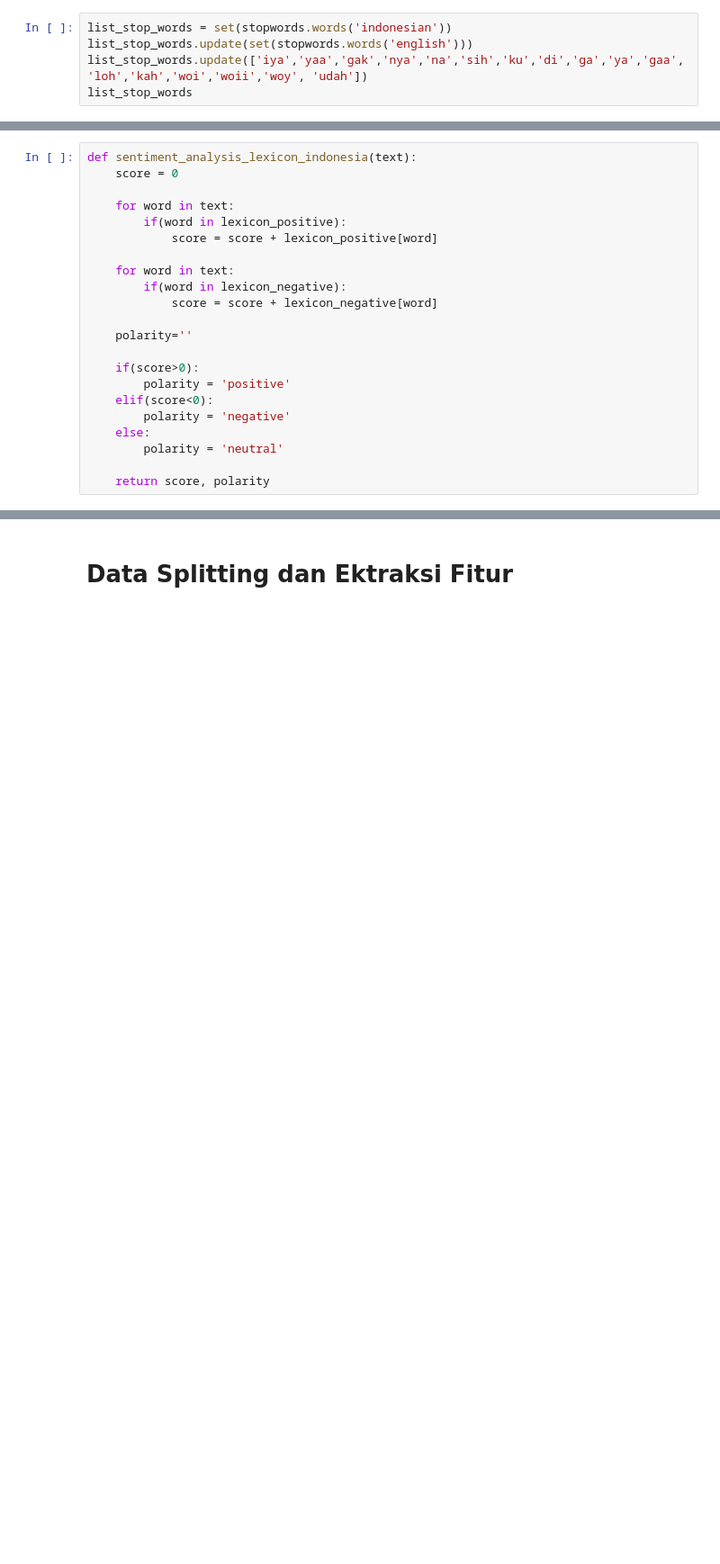
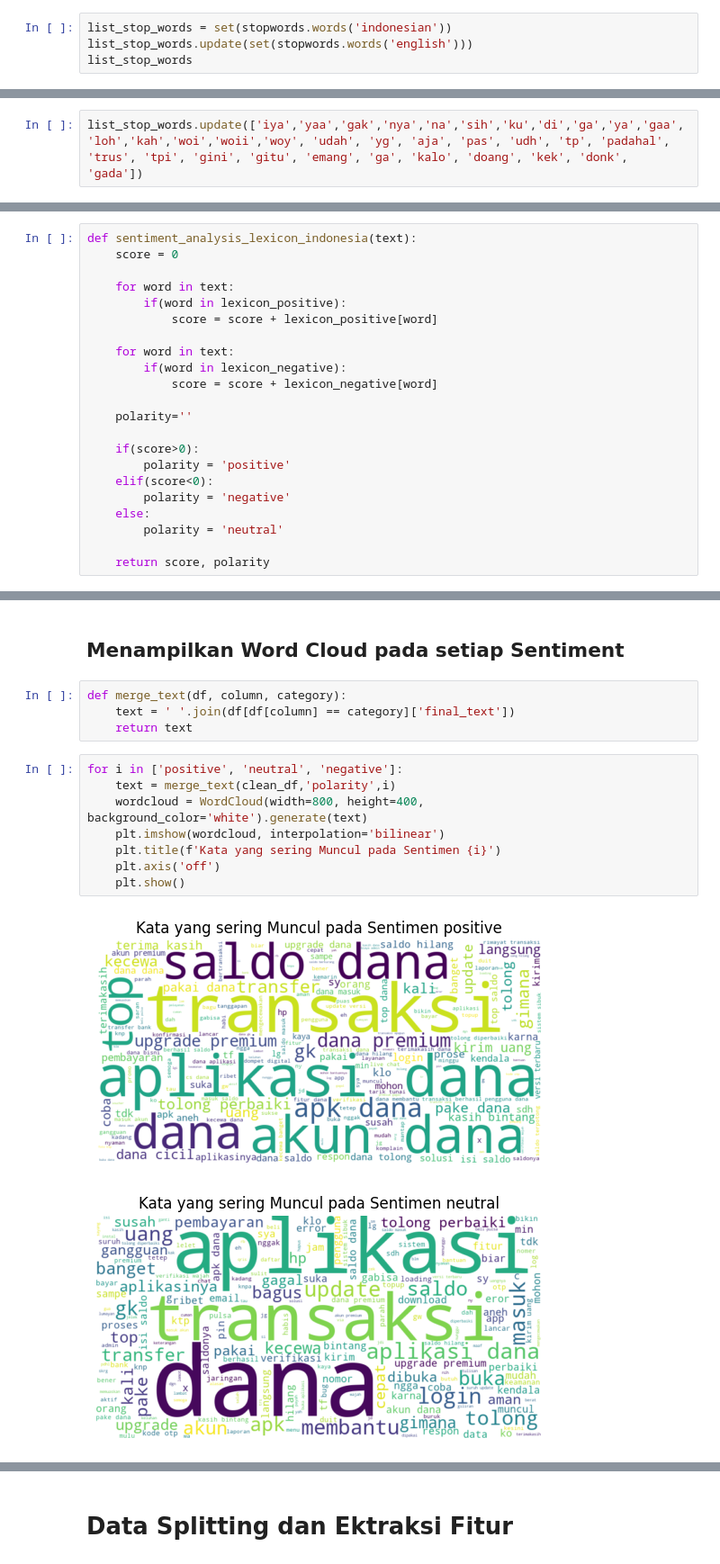
Before and after one commit to JayaWinata/Final-Project, a Jupyter notebook: Proyek Akhir - Sentiment Analysis (Kelompok 5 - PBA B).ipynb, the cells around one changed output, grey strips where cells are left out. Shown: that part at 90% size. Saved outputs shown, nothing was run; the diff lists cells and outputs as text; blank space fills up the shorter version.

Commit message:
feat: create word cloud for each sentiment

```diff
--- a/Proyek Akhir - Sentiment Analysis (Kelompok 5 - PBA B).ipynb
+++ b/Proyek Akhir - Sentiment Analysis (Kelompok 5 - PBA B).ipynb
@@ -124,7 +124,6 @@ def tokenizingText(text):
 # %%
 list_stop_words = set(stopwords.words('indonesian'))
 list_stop_words.update(set(stopwords.words('english')))
-list_stop_words.update(['iya','yaa','gak','nya','na','sih','ku','di','ga','ya','gaa','loh','kah','woi','woii','woy', 'udah'])
 list_stop_words
 # %% [output]
 {'a',
@@ -184,4 +183,6 @@ most_frequent_words
  ...]
+# %%
+list_stop_words.update(['iya','yaa','gak','nya','na','sih','ku','di','ga','ya','gaa','loh','kah','woi','woii','woy', 'udah', 'yg', 'aja', 'pas', 'udh', 'tp', 'padahal', 'trus', 'tpi', 'gini', 'gitu', 'emang', 'ga', 'kalo', 'doang', 'kek', 'donk', 'gada'])
 # %%
 def filteringText(text, list_stop_words=list_stop_words):
     filtered = []
@@ -300 +301,18 @@ neutral      8236
 Name: count, dtype: int64
+# %% [markdown]
+## Menampilkan Word Cloud pada setiap Sentiment
+# %%
+def merge_text(df, column, category):
+    text = ' '.join(df[df[column] == category]['final_text'])
+    return text
+# %%
+for i in ['positive', 'neutral', 'negative']:
+    text = merge_text(clean_df,'polarity',i)
+    wordcloud = WordCloud(width=800, height=400, background_color='white').generate(text)
+    plt.imshow(wordcloud, interpolation='bilinear')
+    plt.title(f'Kata yang sering Muncul pada Sentimen {i}')
+    plt.axis('off')
+    plt.show()
+# %% [output]
+[figure, added]
+[figure, added]
```
Also changed, not shown: parts of 4 cells of this notebook.
